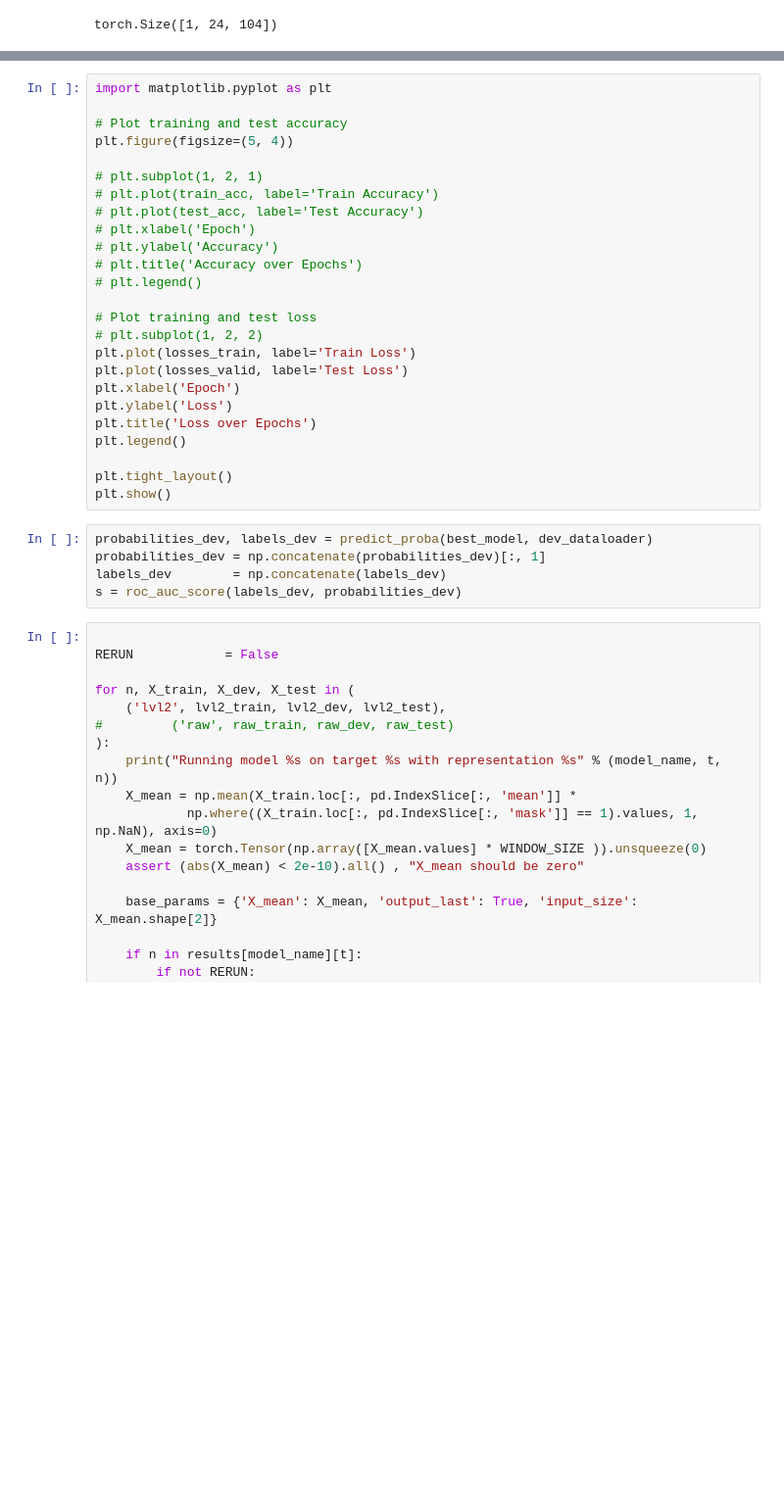
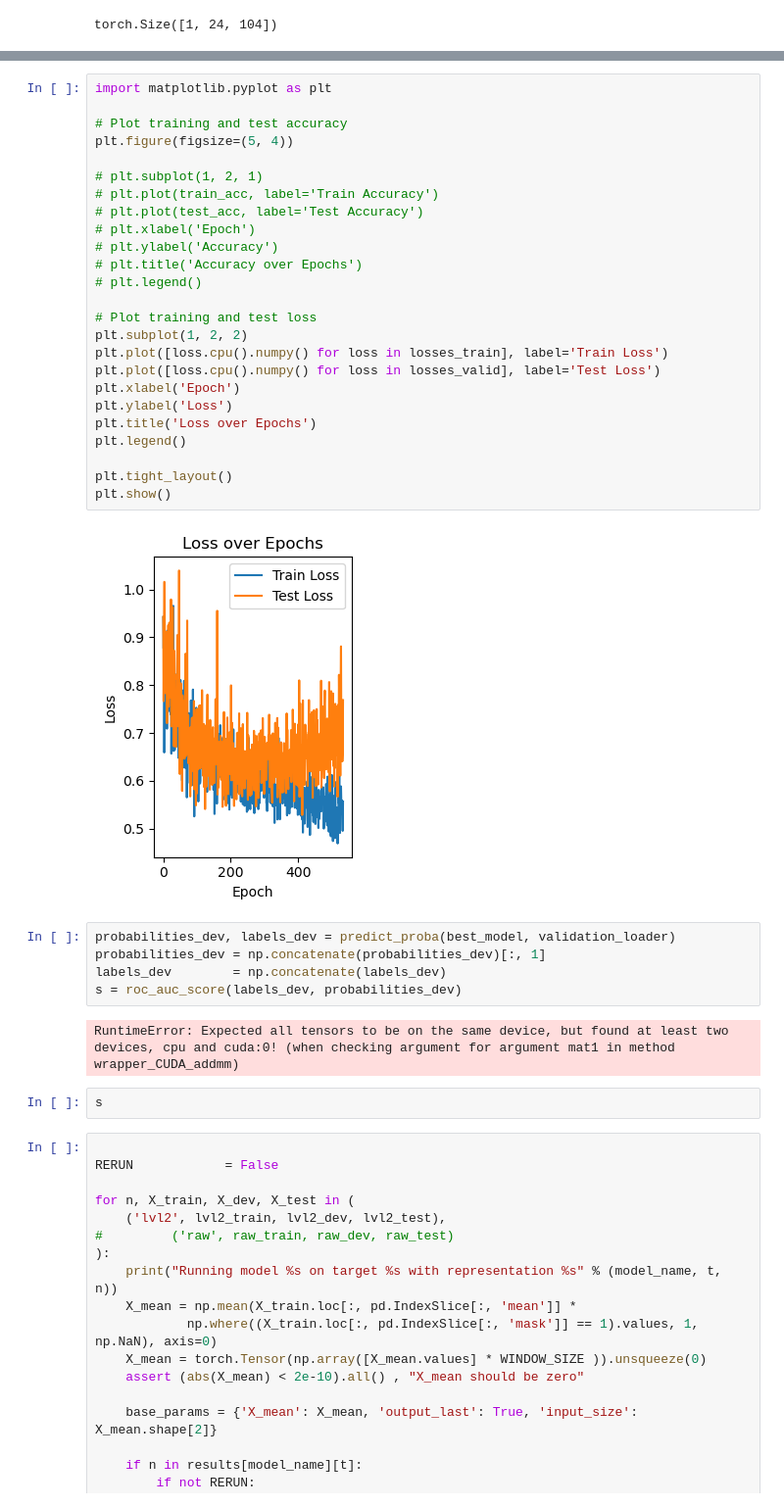
Before and after one commit to aidotse/LeakPro, a Jupyter notebook: examples/mia/LOS/NN_model.ipynb, the cells around one changed output, grey strips where cells are left out. Shown at 98% size. Saved outputs shown, nothing was run; the diff lists cells and outputs as text; blank space fills up the shorter version.

```diff
--- a/examples/mia/LOS/NN_model.ipynb
+++ b/examples/mia/LOS/NN_model.ipynb
@@ -104,33 +102,39 @@ Early Stopped at Epoch: 6
 # %%
 import matplotlib.pyplot as plt
 
 # Plot training and test accuracy
 plt.figure(figsize=(5, 4))
 
 # plt.subplot(1, 2, 1)
 # plt.plot(train_acc, label='Train Accuracy')
 # plt.plot(test_acc, label='Test Accuracy')
 # plt.xlabel('Epoch')
 # plt.ylabel('Accuracy')
 # plt.title('Accuracy over Epochs')
 # plt.legend()
 
 # Plot training and test loss
-# plt.subplot(1, 2, 2)
-plt.plot(losses_train, label='Train Loss')
-plt.plot(losses_valid, label='Test Loss')
+plt.subplot(1, 2, 2)
+plt.plot([loss.cpu().numpy() for loss in losses_train], label='Train Loss')
+plt.plot([loss.cpu().numpy() for loss in losses_valid], label='Test Loss')
 plt.xlabel('Epoch')
 plt.ylabel('Loss')
 plt.title('Loss over Epochs')
 plt.legend()
 
 plt.tight_layout()
 plt.show()
+# %% [output]
+[figure, added]
 # %%
-probabilities_dev, labels_dev = predict_proba(best_model, dev_dataloader)
+probabilities_dev, labels_dev = predict_proba(best_model, validation_loader)
 probabilities_dev = np.concatenate(probabilities_dev)[:, 1]
 labels_dev        = np.concatenate(labels_dev)
 s = roc_auc_score(labels_dev, probabilities_dev)
+# %% [output]
+RuntimeError: Expected all tensors to be on the same device, but found at least two devices, cpu and cuda:0! (when checking argument for argument mat1 in method wrapper_CUDA_addmm)
+# %%
+s
 # %%
 
 RERUN            = False
```
Also changed, not shown: parts of 3 cells of this notebook, 2 other files.
